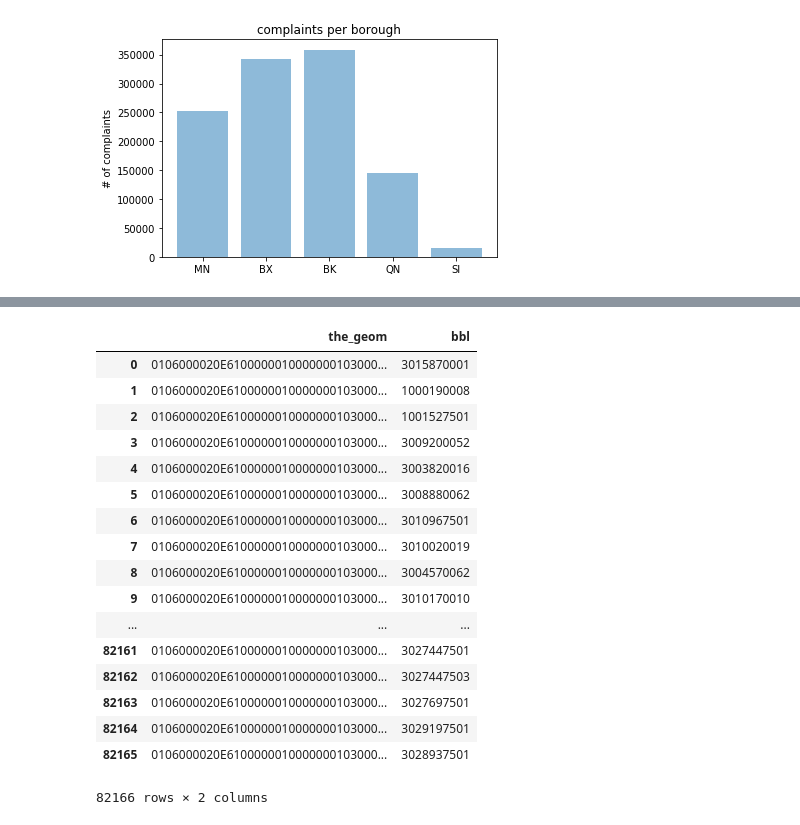
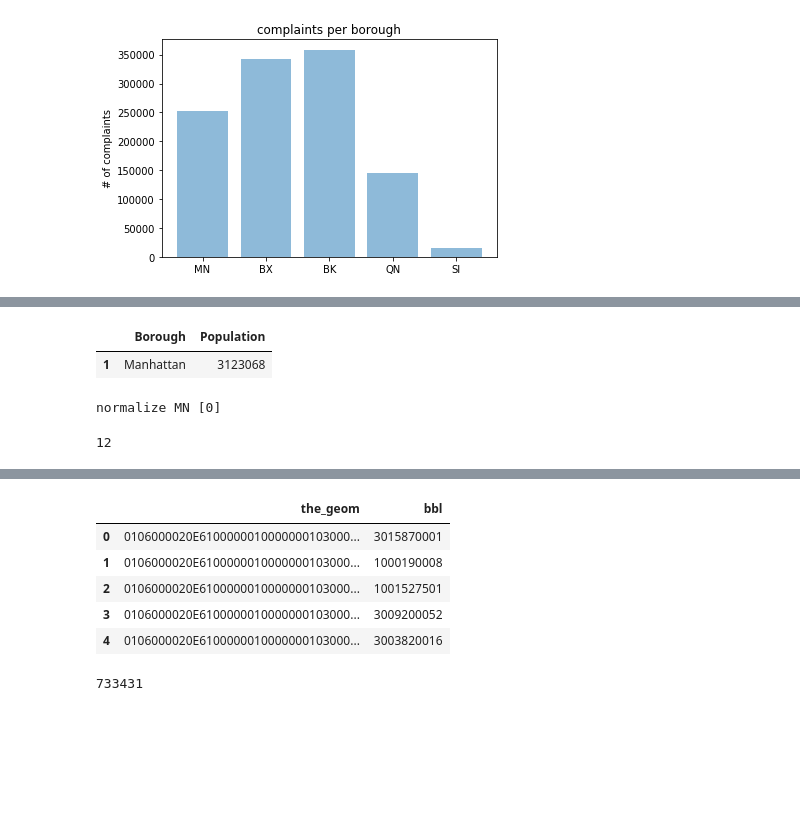
Before and after one commit to avigailvantu/housing_complaints-, a Jupyter notebook: HPD_compliants_problems.ipynb, the cells around one changed output, grey strips where cells are left out. Drawn from its saved outputs; the diff is of its cells as text; code cells hidden in the pictures; blank space fills up the shorter version.

```diff
--- a/HPD_compliants_problems.ipynb
+++ b/HPD_compliants_problems.ipynb
@@ -72,3 +93,17 @@ plt.show()
+# %%
+pop_b[pop_b['Borough'] == 'Manhattan']
+# %% [output]
+|  | Borough | Population |
+| 1 | Manhattan | 3123068 |
+# %%
+#normalize complaints by population
+print "normalize MN", [252310 / 3123068 ]
+# %% [output]
+normalize MN [0]
+# %%
+3123068/252310
+# %% [output]
+12
 # %%
 comp.head(10)
 # %% [output]
@@ -88,23 +123,16 @@ comp.head(10)
 #here http://nycprop.nyc.gov/nycproperty/nynav/jsp/stmtassesslst.jsp
 #conclusion: BoroughID/ Block/ Lot
 # %%
-bbl
+bbl.head()
 # %% [output]
 |  | the_geom | bbl |
 | 0 | 0106000020E6100000010000000103000... | 3015870001 |
 | 1 | 0106000020E6100000010000000103000... | 1000190008 |
 | 2 | 0106000020E6100000010000000103000... | 1001527501 |
 | 3 | 0106000020E6100000010000000103000... | 3009200052 |
 | 4 | 0106000020E6100000010000000103000... | 3003820016 |
-| 5 | 0106000020E6100000010000000103000... | 3008880062 |
-| 6 | 0106000020E6100000010000000103000... | 3010967501 |
-| 7 | 0106000020E6100000010000000103000... | 3010020019 |
-| 8 | 0106000020E6100000010000000103000... | 3004570062 |
-| 9 | 0106000020E6100000010000000103000... | 3010170010 |
-| ... | ... | ... |
-| 82161 | 0106000020E6100000010000000103000... | 3027447501 |
-| 82162 | 0106000020E6100000010000000103000... | 3027447503 |
-| 82163 | 0106000020E6100000010000000103000... | 3027697501 |
-| 82164 | 0106000020E6100000010000000103000... | 3029197501 |
-| 82165 | 0106000020E6100000010000000103000... | 3028937501 |
-82166 rows × 2 columns
+# %%
+len(prob[prob['Type']== 'EMERGENCY'])
+len(prob[prob['Type']== 'NON EMERGENCY'])
+# %% [output]
+733431
```
Also changed, not shown: parts of 27 cells of this notebook.
